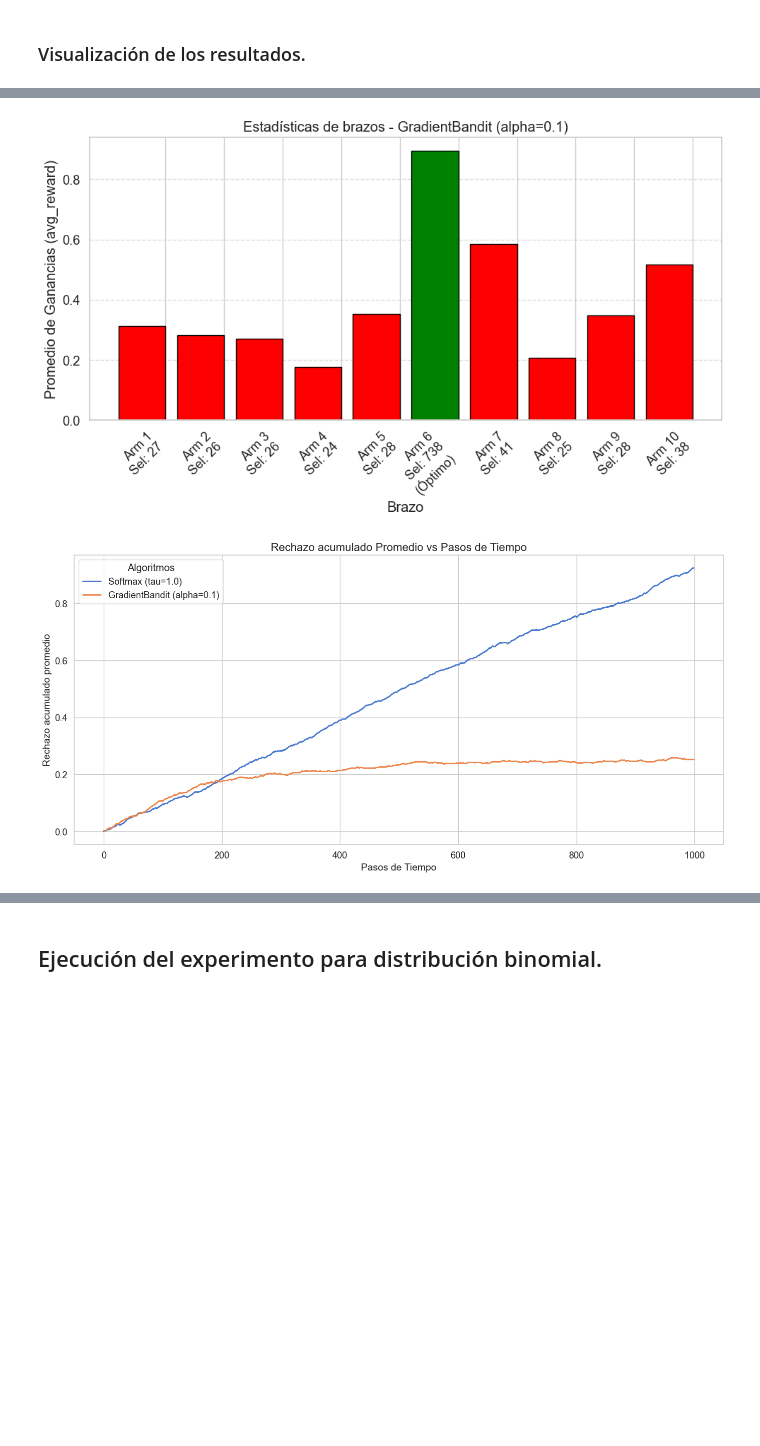
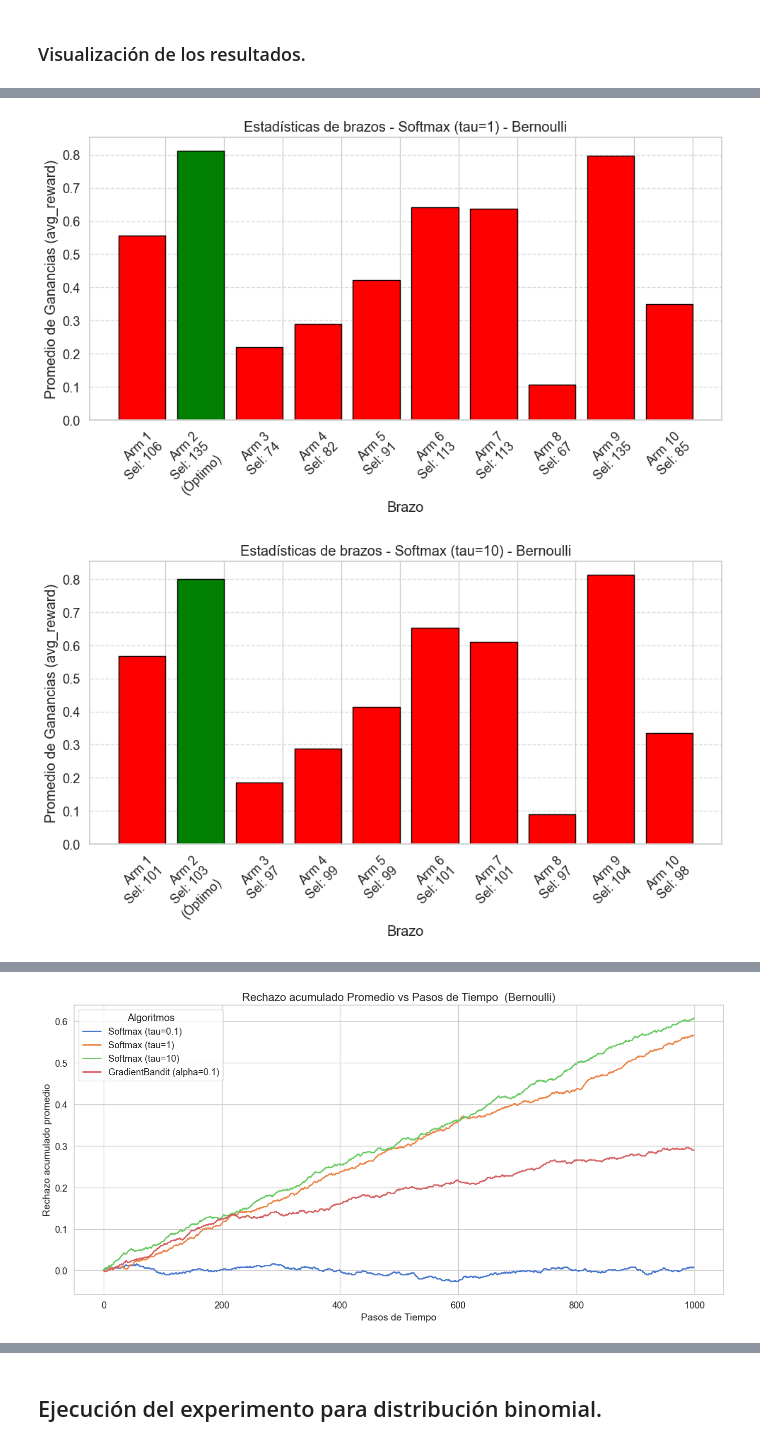
Before and after one commit to JoseHernandez11/k_brazos_JMHJDRJG, a Jupyter notebook: bandit_experiment_gradient.ipynb, the cells around one changed output, grey strips where cells are left out. Cells and saved outputs as stored; diff of their text form; code cells hidden in the pictures; blank space fills up the shorter version.

```diff
--- a/bandit_experiment_gradient.ipynb
+++ b/bandit_experiment_gradient.ipynb
@@ -175,7 +180,7 @@ optimal_arm = bandit.optimal_arm
 print(f"Optimal arm: {optimal_arm + 1} with expected reward={bandit.get_expected_value(optimal_arm)}")
 
 # Definir los algoritmos a comparar. En este caso son 3 algoritmos epsilon-greedy con diferentes valores de epsilon.
-algorithms = [Softmax(k), GradientBandit(k)]  # Lista de algoritmos a comparar
+algorithms = [Softmax(k, tau=0.1), Softmax(k, tau=1), Softmax(k, tau=10), GradientBandit(k, alpha=0.1)]  # Lista de algoritmos a comparar
 
 # Ejecutar el experimento y obtener las recompensas promedio y promedio de las selecciones óptimas
 rewards, optimal_selections, arm_stats_list, regret_accumulated = run_experiment(bandit, algorithms, steps, runs)
@@ -184,9 +189,10 @@ Optimal arm: 6 with expected reward=0.9
 # %% [markdown]
 ### Visualización de los resultados.
 # %%
+
 # Graficar los resultados
-plot_average_rewards(steps, rewards, algorithms)
-plot_optimal_selections(steps, optimal_selections, algorithms)
-plot_arm_statistics(arm_stats_list, algorithms)
-plot_regret(steps, regret_accumulated, algorithms)
+plot_average_rewards(steps, rewards, algorithms, dist="Bernoulli")
+plot_optimal_selections(steps, optimal_selections, algorithms, dist="Bernoulli")
+plot_arm_statistics(arm_stats_list, algorithms, dist="Bernoulli")
+plot_regret(steps, regret_accumulated, algorithms, dist="Bernoulli")
 # %% [output]
@@ -196,2 +202,2 @@ plot_regret(steps, regret_accumulated, algorithms)
-[figure, old version]
+[figure, new version]
-[figure, old version]
+[figure, new version]
@@ -198,2 +205,3 @@ plot_regret(steps, regret_accumulated, algorithms)
+[figure, added]
 # %% [markdown]
 ### Análisis de los resultados.
```
Also changed, not shown: parts of 15 cells of this notebook, 8 other files.
